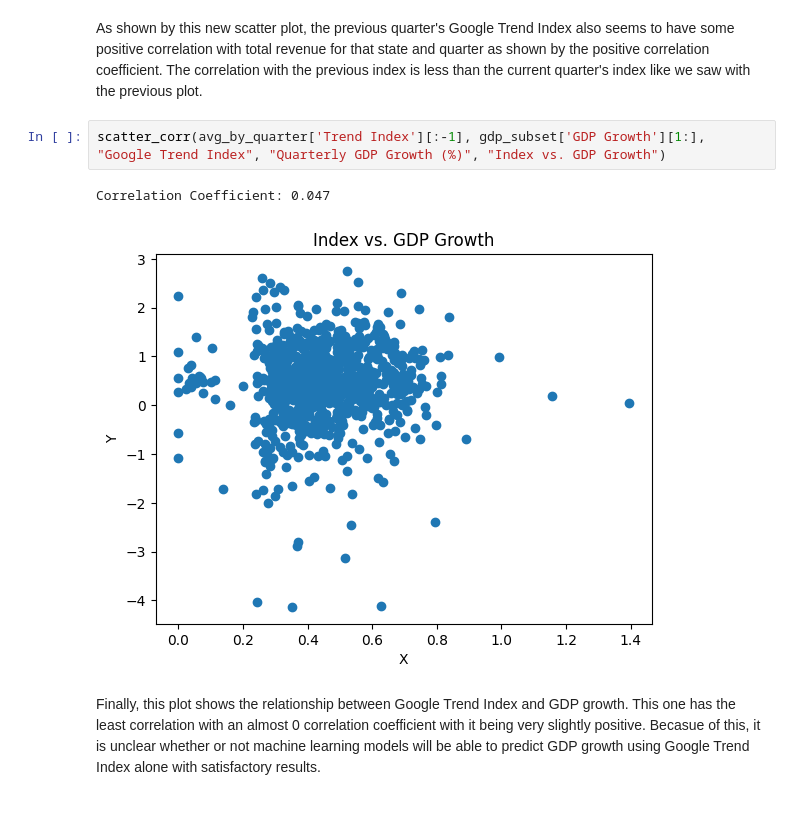
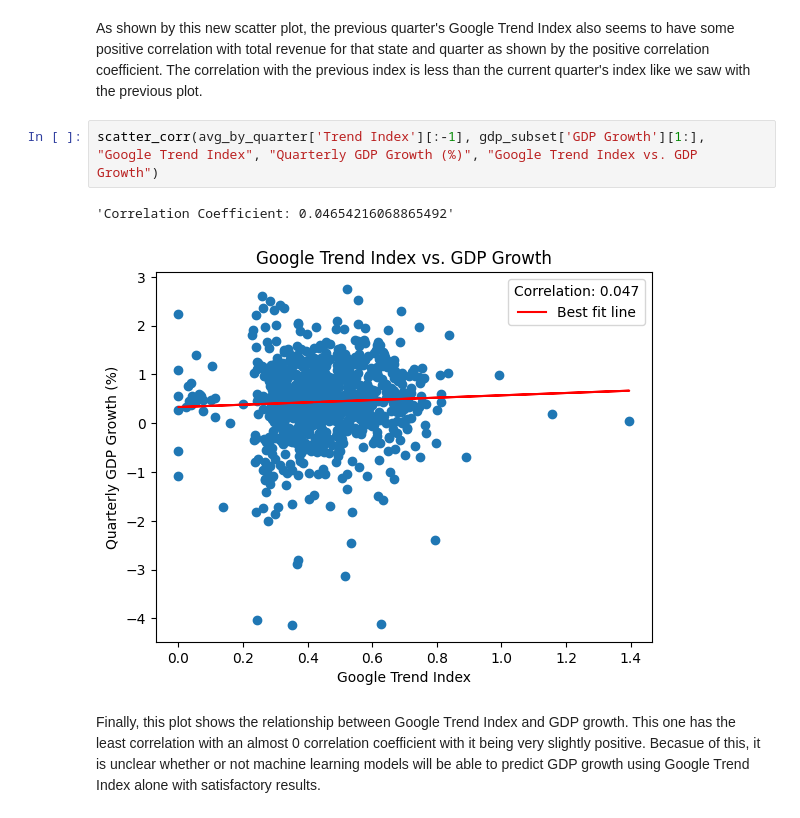
Before and after one commit to ModelingLocalEconomies/trends, a Jupyter notebook: prediction.ipynb, the cells around one changed output. Drawn from its saved outputs; the diff is of its cells as text.

Commit message:
re ran plots with new labels and legends

```diff
--- a/prediction.ipynb
+++ b/prediction.ipynb
@@ -222,10 +222,10 @@ Correlation Coefficient: 0.142
 # %% [markdown]
 As shown by this new scatter plot, the previous quarter's Google Trend Index also seems to have some positive correlation with total revenue for that state and quarter as shown by the positive correlation coefficient. The correlation with the previous index is less than the current quarter's index like we saw with the previous plot.
 # %%
-scatter_corr(avg_by_quarter['Trend Index'][:-1], gdp_subset['GDP Growth'][1:], "Google Trend Index", "Quarterly GDP Growth (%)", "Index vs. GDP Growth")
+scatter_corr(avg_by_quarter['Trend Index'][:-1], gdp_subset['GDP Growth'][1:], "Google Trend Index", "Quarterly GDP Growth (%)", "Google Trend Index vs. GDP Growth")
 # %% [output]
-Correlation Coefficient: 0.047
+'Correlation Coefficient: 0.04654216068865492'
-[figure, old version]
+[figure, new version]
 # %% [markdown]
 Finally, this plot shows the relationship between Google Trend Index and GDP growth. This one has the least correlation with an almost 0 correlation coefficient with it being very slightly positive. Becasue of this, it is unclear whether or not machine learning models will be able to predict GDP growth using Google Trend Index alone with satisfactory results.
 # %% [markdown]
```
Also changed, not shown: parts of 4 cells of this notebook.
